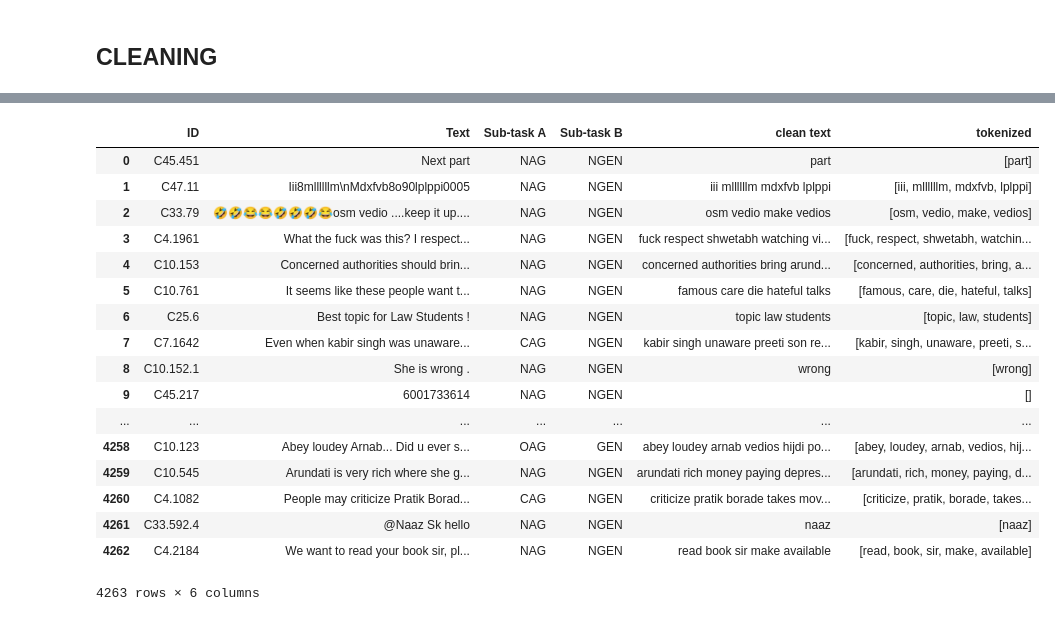
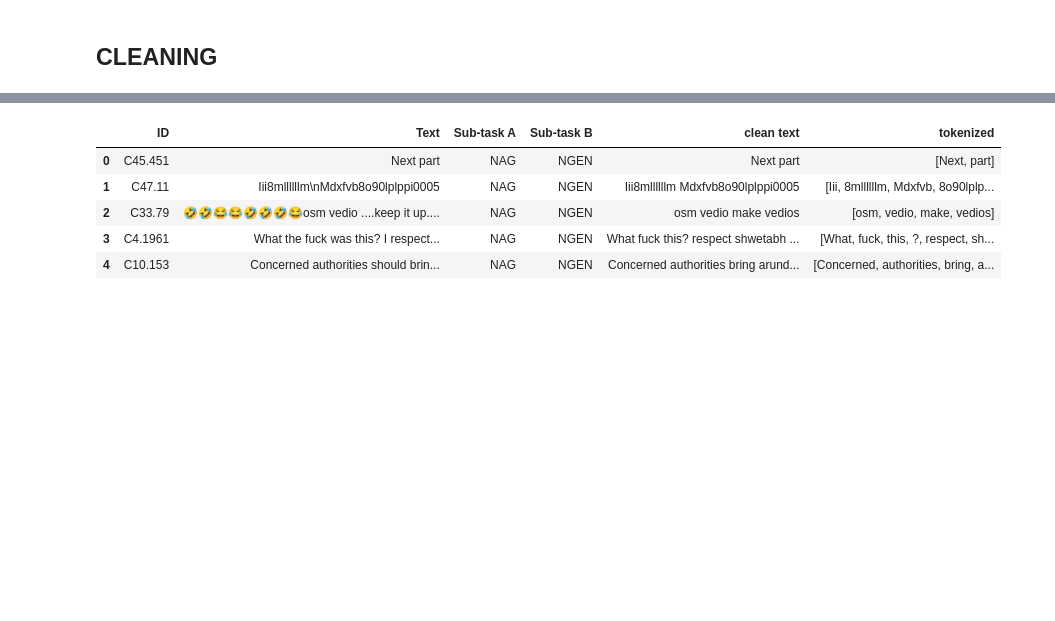
Before and after one commit to rachitsaksena/Multilingual-Agression-Classification, a Jupyter notebook: TRAC-2.ipynb, the cells around one changed output, grey strips where cells are left out. Cells and saved outputs as stored; diff of their text form; code cells hidden in the pictures; blank space fills up the shorter version.

```diff
--- a/TRAC-2.ipynb
+++ b/TRAC-2.ipynb
@@ -195,3 +169,6 @@ def unicodeToAscii(s):
+# %%
+def tokenize_text(text):
+    return tokenizer.tokenize(text)
 # %%
 def clean_text(df, lang):
     stop_words = stop_dict[lang]
@@ -201,32 +178,21 @@ def clean_text(df, lang):
         sentence = remove_emoji(sentence)
         sentence = re.sub(r"([.!?])", r"\1 ", sentence)
         sentence = re.sub(r'[/(){}\[\]\|@,;:.]', r'', str(sentence))
-        sentence = re.sub(r"[^a-z]+", r" ", sentence)
+#         sentence = re.sub(r"[^a-z]+", r" ", sentence)
         sentence = ' '.join(word for word in sentence.split() if word not in stop_words and len(word)>2)
         df['clean text'].iloc[i] = sentence
     df["tokenized"] = [tokenize_text(text) for text in df['clean text']]
     return df
 # %%
 clean_text(eng_train, 'en')
+eng_train.head()
 # %% [output]
 |  | ID | Text | Sub-task A | Sub-task B | clean text | tokenized |
-| 0 | C45.451 | Next part | NAG | NGEN | part | [part] |
-| 1 | C47.11 | Iii8mllllllm\nMdxfvb8o90lplppi0005 | NAG | NGEN | iii mllllllm mdxfvb lplppi | [iii, mllllllm, mdxfvb, lplppi] |
+| 0 | C45.451 | Next part | NAG | NGEN | Next part | [Next, part] |
+| 1 | C47.11 | Iii8mllllllm\nMdxfvb8o90lplppi0005 | NAG | NGEN | Iii8mllllllm Mdxfvb8o90lplppi0005 | [Iii, 8mllllllm, Mdxfvb, 8o90lplp... |
 | 2 | C33.79 | 🤣🤣😂😂🤣🤣🤣😂osm vedio ....keep it up.... | NAG | NGEN | osm vedio make vedios | [osm, vedio, make, vedios] |
-| 3 | C4.1961 | What the fuck was this? I respect... | NAG | NGEN | fuck respect shwetabh watching vi... | [fuck, respect, shwetabh, watchin... |
-| 4 | C10.153 | Concerned authorities should brin... | NAG | NGEN | concerned authorities bring arund... | [concerned, authorities, bring, a... |
-| 5 | C10.761 | It seems like these people want t... | NAG | NGEN | famous care die hateful talks | [famous, care, die, hateful, talks] |
-| 6 | C25.6 | Best topic for Law Students ! | NAG | NGEN | topic law students | [topic, law, students] |
-| 7 | C7.1642 | Even when kabir singh was unaware... | CAG | NGEN | kabir singh unaware preeti son re... | [kabir, singh, unaware, preeti, s... |
-| 8 | C10.152.1 | She is wrong . | NAG | NGEN | wrong | [wrong] |
-| 9 | C45.217 | 6001733614 | NAG | NGEN |  | [] |
-| ... | ... | ... | ... | ... | ... | ... |
-| 4258 | C10.123 | Abey loudey Arnab... Did u ever s... | OAG | GEN | abey loudey arnab vedios hijdi po... | [abey, loudey, arnab, vedios, hij... |
-| 4259 | C10.545 | Arundati is very rich where she g... | NAG | NGEN | arundati rich money paying depres... | [arundati, rich, money, paying, d... |
-| 4260 | C4.1082 | People may criticize Pratik Borad... | CAG | NGEN | criticize pratik borade takes mov... | [criticize, pratik, borade, takes... |
-| 4261 | C33.592.4 | @Naaz Sk hello | NAG | NGEN | naaz | [naaz] |
-| 4262 | C4.2184 | We want to read your book sir, pl... | NAG | NGEN | read book sir make available | [read, book, sir, make, available] |
+| 3 | C4.1961 | What the fuck was this? I respect... | NAG | NGEN | What fuck this? respect shwetabh ... | [What, fuck, this, ?, respect, sh... |
+| 4 | C10.153 | Concerned authorities should brin... | NAG | NGEN | Concerned authorities bring arund... | [Concerned, authorities, bring, a... |
-4263 rows × 6 columns
 # %%
 pos_df = POS(eng_train, 'clean text')
 print(pos_df)
```
Also changed, not shown: parts of 12 cells of this notebook.
